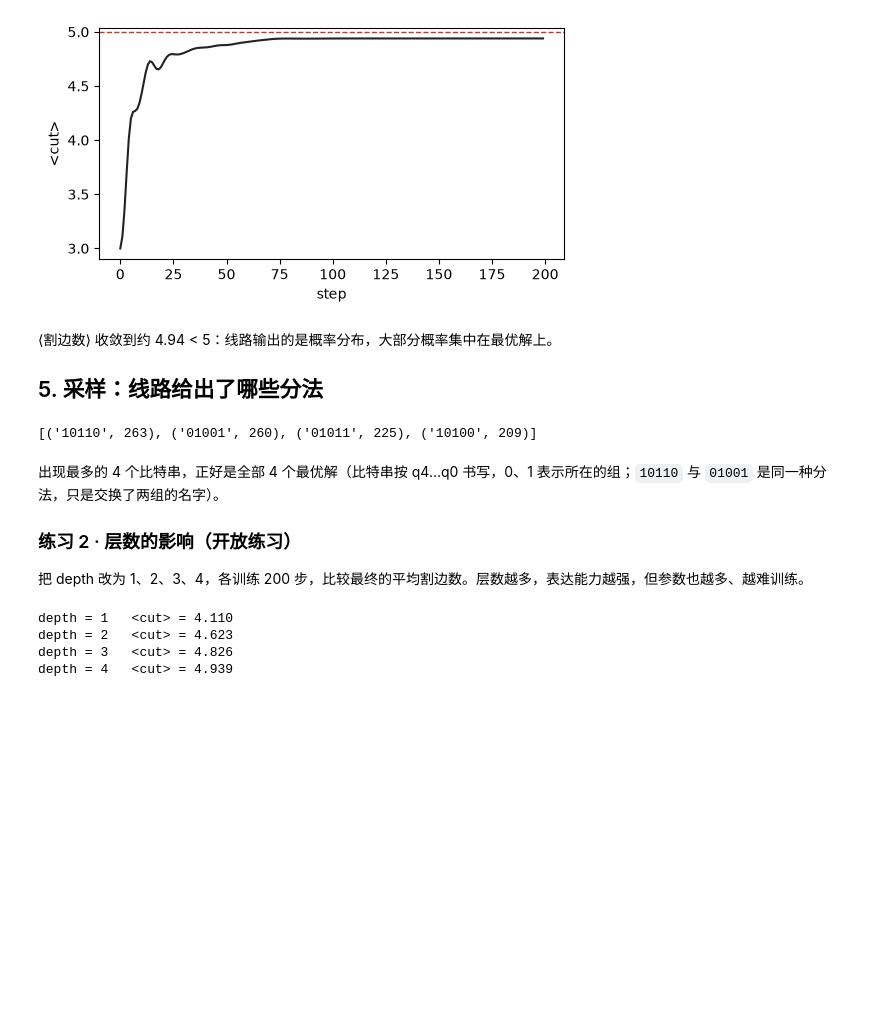
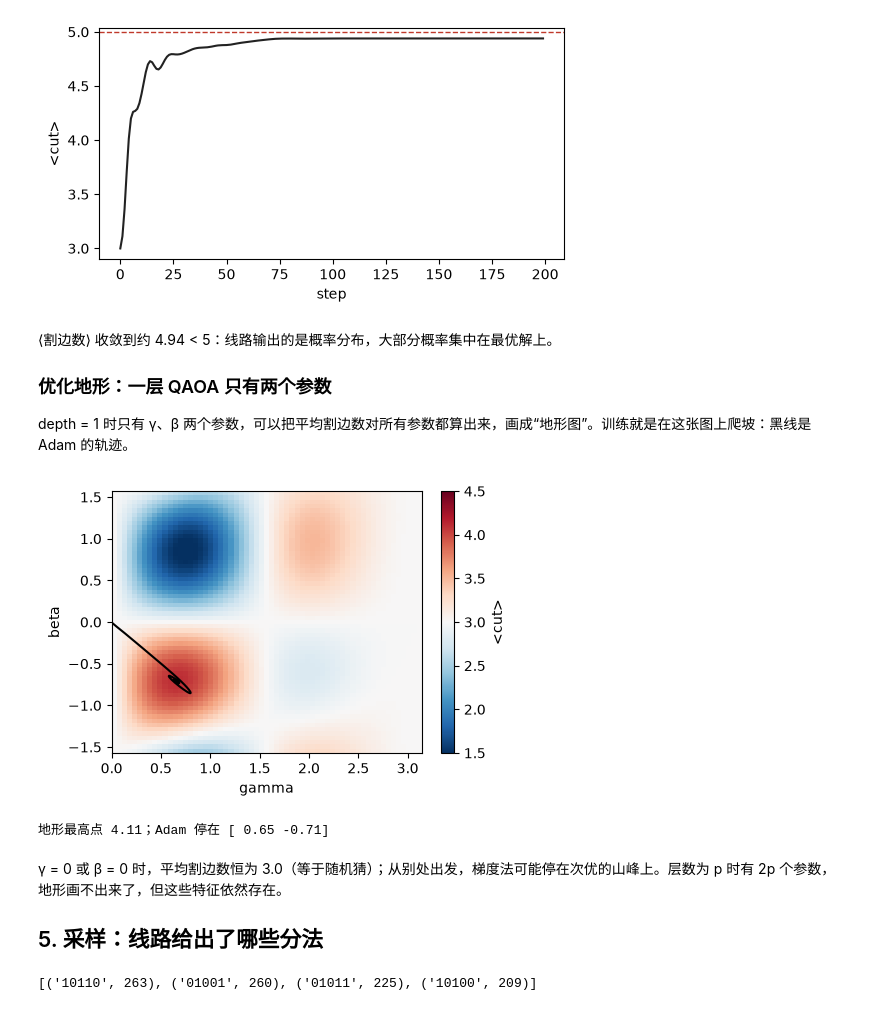
Before and after one commit to MindQuantum-HiQ/mq-env, a Jupyter notebook: solutions/04.QAOA与VQE.ipynb, the cells around one changed output. Saved outputs shown, nothing was run; the diff lists cells and outputs as text; code cells hidden in the pictures; blank space fills up the shorter version.

```diff
--- a/solutions/04.QAOA与VQE.ipynb
+++ b/solutions/04.QAOA与VQE.ipynb
@@ -117,40 +117,48 @@ step 150  cut = 4.939
 # %% [markdown]
 ⟨割边数⟩ 收敛到约 4.94 < 5：线路输出的是概率分布，大部分概率集中在最优解上。
 
-## 5. 采样：线路给出了哪些分法
+### 优化地形：一层 QAOA 只有两个参数
+
+depth = 1 时只有 γ、β 两个参数，可以把平均割边数对所有参数都算出来，画成“地形图”。训练就是在这张图上爬坡：黑线是 Adam 的轨迹。
 # %%
-pr = dict(zip(circ.params_name, net.weight.asnumpy()))
-circ.measure_all()
-sim.reset()
-res = sim.sampling(circ, pr=pr, shots=1000, seed=7)
-top = sorted(res.data.items(), key=lambda kv: -kv[1])[:4]
-print(top)
+c1 = MaxCutAnsatz(list(graph.edges), depth=1).circuit     # 参数：gamma_0、beta_0
+f1 = Simulator('mqvector', 5).get_expectation_with_grad(ham, c1)
+G = np.linspace(0, np.pi, 61)
+B = np.linspace(-np.pi / 2, np.pi / 2, 61)
+land = np.array([[(len(graph.edges) - f1(np.array([g, b]))[0].real[0, 0]) / 2 for g in G] for b in B])
+
+ms.set_seed(42)
+net1 = MQAnsatzOnlyLayer(f1)
+train1 = ms.nn.TrainOneStepCell(net1, ms.nn.Adam(net1.trainable_params(), learning_rate=0.05))
+path = [net1.weight.asnumpy().copy()]
+for _ in range(200):
+    train1()
+    path.append(net1.weight.asnumpy().copy())
+path = np.array(path)
+
+plt.figure(figsize=(5, 3.4))
+plt.imshow(land, origin='lower', extent=[0, np.pi, -np.pi / 2, np.pi / 2], aspect='auto',
+           cmap='RdBu_r', vmin=1.5, vmax=4.5)
+plt.colorbar(label='<cut>')
+plt.plot(path[:, 0], path[:, 1], color='k', lw=1.5)
+plt.xlabel('gamma')
+plt.ylabel('beta')
+plt.show()
+print(f'地形最高点 {land.max():.2f}；Adam 停在 {path[-1].round(2)}')
 # %% [output]
+[figure, added]
-[('10110', 263), ('01001', 260), ('01011', 225), ('10100', 209)]
+地形最高点 4.11；Adam 停在 [ 0.65 -0.71]
 # %% [markdown]
-出现最多的 4 个比特串，正好是全部 4 个最优解（比特串按 q4…q0 书写，0、1 表示所在的组；`10110` 与 `01001` 是同一种分法，只是交换了两组的名字）。
+γ = 0 或 β = 0 时，平均割边数恒为 3.0（等于随机猜）；从别处出发，梯度法可能停在次优的山峰上。层数为 p 时有 2p 个参数，地形画不出来了，但这些特征依然存在。
 
-### 练习 2 · 层数的影响（开放练习）
-
-把 depth 改为 1、2、3、4，各训练 200 步，比较最终的平均割边数。层数越多，表达能力越强，但参数也越多、越难训练。
+## 5. 采样：线路给出了哪些分法
 # %%
-# 练习 2：把上面的训练过程包装成函数，比较不同的 depth
-### BEGIN SOLUTION
-def train_qaoa(depth, steps=200):
-    ms.set_seed(42)
-    c = MaxCutAnsatz(list(graph.edges), depth=depth).circuit
-    n = MQAnsatzOnlyLayer(Simulator('mqvector', c.n_qubits).get_expectation_with_grad(ham, c))
-    t = ms.nn.TrainOneStepCell(n, ms.nn.Adam(n.trainable_params(), learning_rate=0.05))
-    for _ in range(steps):
-        cut = (len(graph.edges) - t()) / 2
-    return float(cut.asnumpy()[0])
-
-for p in [1, 2, 3, 4]:
-    print(f'depth = {p}   <cut> = {train_qaoa(p):.3f}')
-### END SOLUTION
+pr = dict(zip(circ.params_name, net.weight.asnumpy()))
+circ.measure_all()
+sim.reset()
+res = sim.sampling(circ, pr=pr, shots=1000, seed=7)
+top = sorted(res.data.items(), key=lambda kv: -kv[1])[:4]
+print(top)
 # %% [output]
-depth = 1   <cut> = 4.110
-depth = 2   <cut> = 4.623
-depth = 3   <cut> = 4.826
-depth = 4   <cut> = 4.939
+[('10110', 263), ('01001', 260), ('01011', 225), ('10100', 209)]
 # %% [markdown]
```
Also changed, not shown: parts of 14 cells of this notebook, 13 other files.
